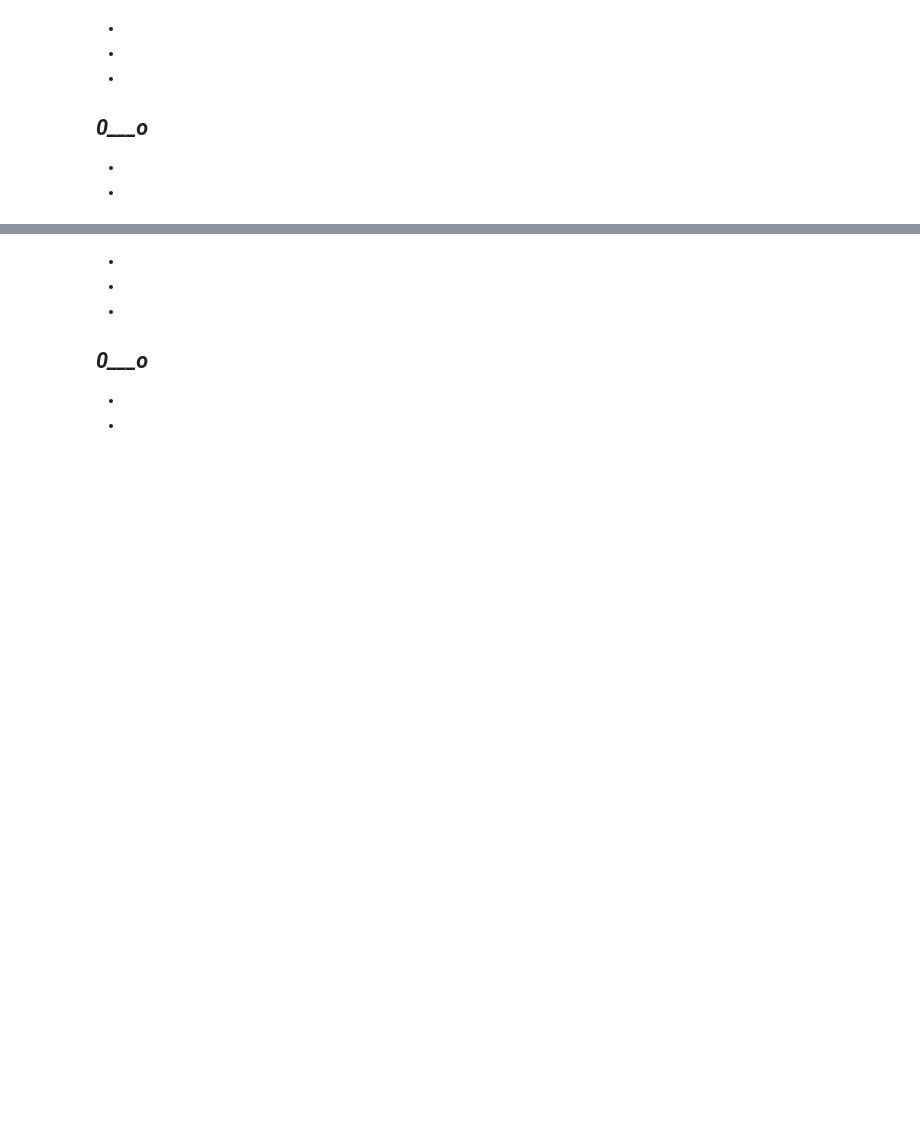
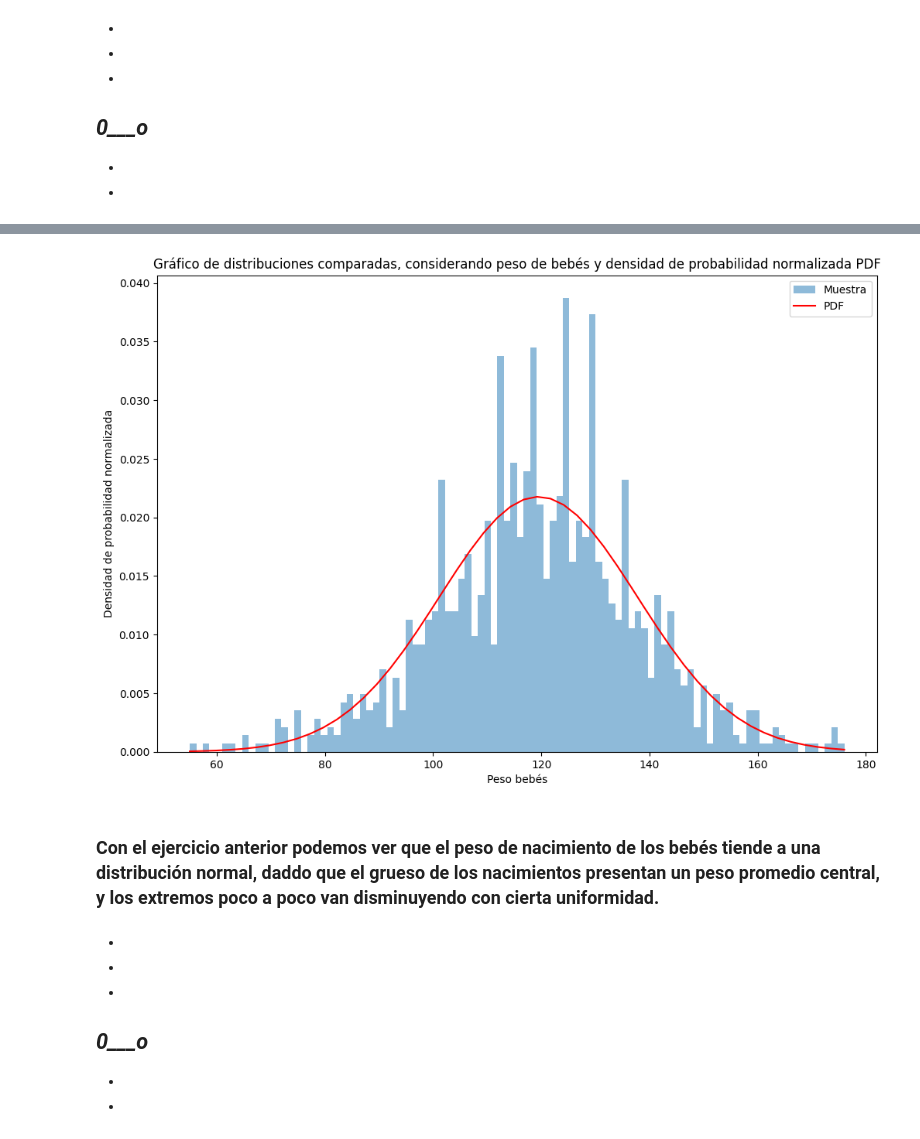
Before and after one commit to santoleal/data_science_homework, a Jupyter notebook: 4.ESTADISTICA PYTHON/DESAFIO3/Desafío 3 - Tabaquismo y gestación.ipynb, the cells around one changed output, grey strips where cells are left out. Drawn from its saved outputs; the diff is of its cells as text; code cells hidden in the pictures; blank space fills up the shorter version.

```diff
--- a/4.ESTADISTICA PYTHON/DESAFIO3/Desafío 3 - Tabaquismo y gestación.ipynb
+++ b/4.ESTADISTICA PYTHON/DESAFIO3/Desafío 3 - Tabaquismo y gestación.ipynb
@@ -94,7 +164,0 @@ ___0___o___
-# %%
-# Configuración de estilos de gráficos
-plt.rcParams["figure.figsize"] = (10, 6) # Tamaño gráficos
-plt.style.use('seaborn-v0_8-whitegrid')
-
-plt.hist(estudio_gestacional['Birth.Weight'], bins=100, color='red', alpha=.5)
-plt.title("Distribución empírica del peso del bebé")
@@ -103,0 +167,15 @@ Text(0.5, 1.0, 'Distribución empírica del peso del bebé')
+# %%
+# Ojo, supuse que era en libras, pero al convertir daba peso de bebé de 50 kg promedio, así que opté por dejar tal cual los valores
+peso_bebes = estudio_gestacional['Birth.Weight']
+
+media_peso_bebes = round(peso_bebes.mean(), 2)
+print(f"Promedio peso bebés: {media_peso_bebes}")
+
+de_peso_bebes = round(peso_bebes.std(),2)
+print(f"Desviación estándar peso bebés: {de_peso_bebes}")
+
+min_peso_bebes = peso_bebes.min()
+print(f"Mínimo peso bebés: {min_peso_bebes}")
+
+max_peso_bebes = peso_bebes.max()
+print(f"Máximo peso bebés: {max_peso_bebes}")
@@ -103,0 +187,6 @@ Text(0.5, 1.0, 'Distribución empírica del peso del bebé')
+# %%
+# Se crea un eje x con rango de valores equidistantes, entre el mínimo y el maximo del peso bebés
+
+eje_x = np.linspace(min_peso_bebes, max_peso_bebes)
+
+eje_x
@@ -104,3 +207,21 @@ Text(0.5, 1.0, 'Distribución empírica del peso del bebé')
+# %%
+# Se usa la función PDF para generar un modelo de distribución de probabilidad normal
+# Se usará la librería scipy importada al comienzo como stats, y su función norm
+
+pdf_peso_bebes = stats.norm.pdf(eje_x, loc=media_peso_bebes, scale=de_peso_bebes)
+# %%
+plt.figure(figsize=(12, 8))
+plt.hist(peso_bebes, bins=100, density=True, alpha=0.5, label='Muestra')
+plt.plot(eje_x, pdf_peso_bebes, color='red', label='PDF')
+plt.xlabel('Peso bebés')
+plt.ylabel('Densidad de probabilidad normalizada')
+plt.title('Gráfico de distribuciones comparadas, considerando peso de bebés y densidad de probabilidad normalizada PDF')
+plt.legend()
+plt.show()
+# %% [output]
+[figure, added]
+# %% [markdown]
+### Con el ejercicio anterior podemos ver que el peso de nacimiento de los bebés tiende a una distribución normal, daddo que el grueso de los nacimientos presentan un peso promedio central, y los extremos poco a poco van disminuyendo con cierta uniformidad.
 # %% [markdown]
 -
 -
```
Also changed, not shown: parts of 39 cells of this notebook.
